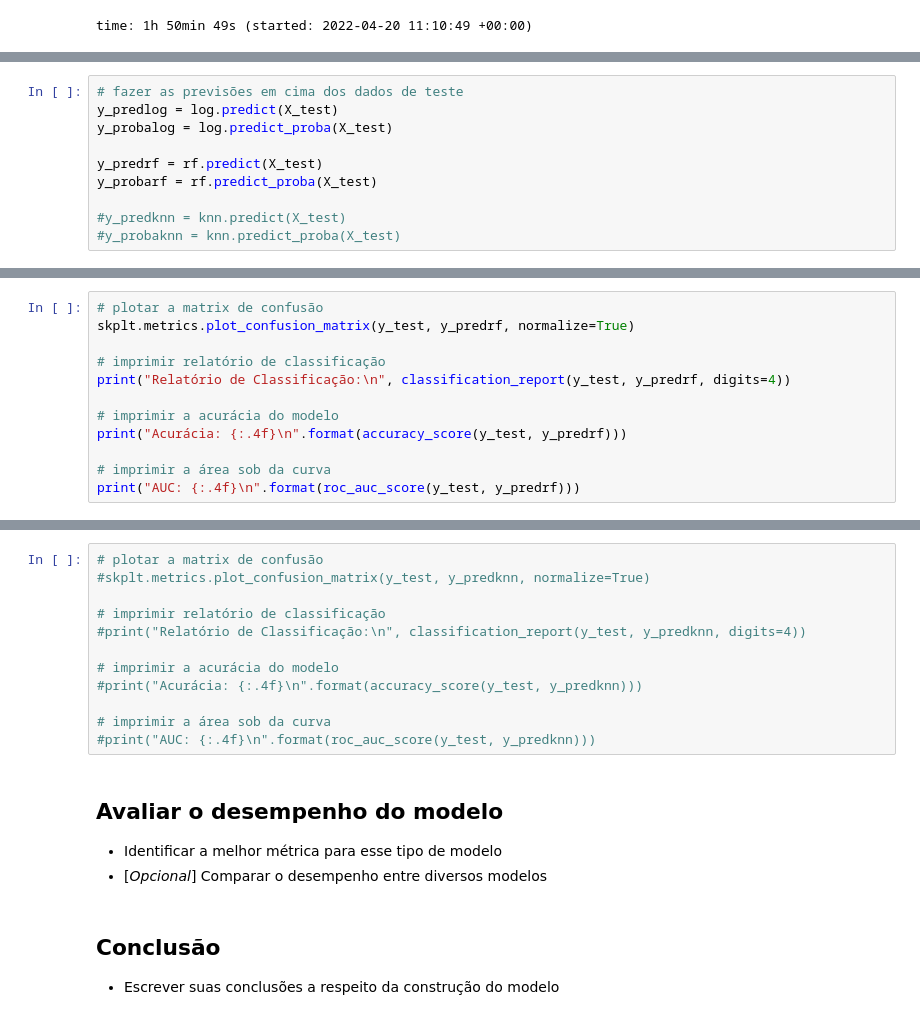
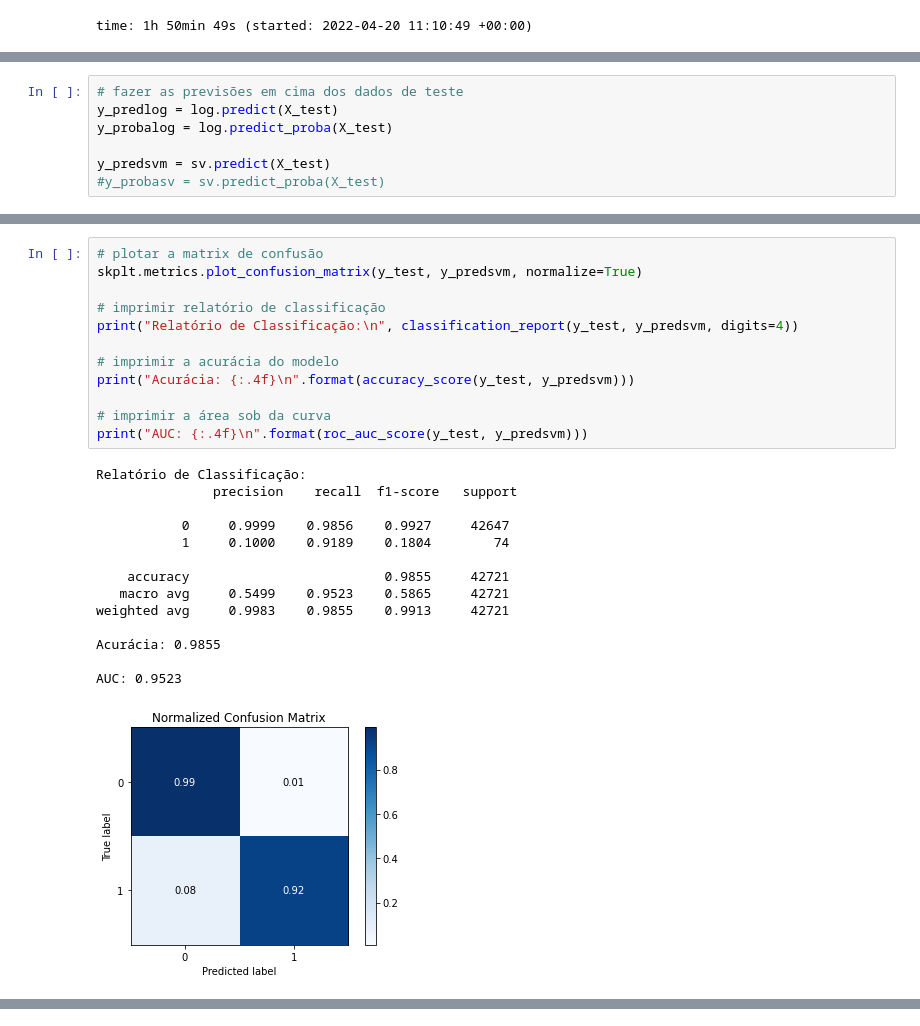
Before and after one commit to GuilhermeCarv/Fraude-Cartao-de-Credito, a Jupyter notebook: Detecção_de_Fraude_em_Cartões_de_Crédito.ipynb, the cells around one changed output, grey strips where cells are left out. Cells and saved outputs as stored; diff of their text form.

```diff
--- a/Detecção_de_Fraude_em_Cartões_de_Crédito.ipynb
+++ b/Detecção_de_Fraude_em_Cartões_de_Crédito.ipynb
@@ -544,8 +541,5 @@ y_test = df_teste_clean['Class']
 y_predlog = log.predict(X_test)
 y_probalog = log.predict_proba(X_test)
 
-y_predrf = rf.predict(X_test)
-y_probarf = rf.predict_proba(X_test)
-
-#y_predknn = knn.predict(X_test)
-#y_probaknn = knn.predict_proba(X_test)
+y_predsvm = sv.predict(X_test)
+#y_probasv = sv.predict_proba(X_test)
@@ -564,12 +578,27 @@ print("AUC: {:.4f}\n".format(roc_auc_score(y_test, y_predlog)))
 # %%
 # plotar a matrix de confusão
-skplt.metrics.plot_confusion_matrix(y_test, y_predrf, normalize=True)
+skplt.metrics.plot_confusion_matrix(y_test, y_predsvm, normalize=True)
 
 # imprimir relatório de classificação
-print("Relatório de Classificação:\n", classification_report(y_test, y_predrf, digits=4))
+print("Relatório de Classificação:\n", classification_report(y_test, y_predsvm, digits=4))
 
 # imprimir a acurácia do modelo
-print("Acurácia: {:.4f}\n".format(accuracy_score(y_test, y_predrf)))
+print("Acurácia: {:.4f}\n".format(accuracy_score(y_test, y_predsvm)))
 
 # imprimir a área sob da curva
-print("AUC: {:.4f}\n".format(roc_auc_score(y_test, y_predrf)))
+print("AUC: {:.4f}\n".format(roc_auc_score(y_test, y_predsvm)))
+# %% [output]
+Relatório de Classificação:
+               precision    recall  f1-score   support
+
+           0     0.9999    0.9856    0.9927     42647
+           1     0.1000    0.9189    0.1804        74
+
+    accuracy                         0.9855     42721
+   macro avg     0.5499    0.9523    0.5865     42721
+weighted avg     0.9983    0.9855    0.9913     42721
+
+Acurácia: 0.9855
+
+AUC: 0.9523
+[figure, added]
@@ -576,21 +605,0 @@ print("AUC: {:.4f}\n".format(roc_auc_score(y_test, y_predrf)))
-# %%
-# plotar a matrix de confusão
-#skplt.metrics.plot_confusion_matrix(y_test, y_predknn, normalize=True)
-
-# imprimir relatório de classificação
-#print("Relatório de Classificação:\n", classification_report(y_test, y_predknn, digits=4))
-
-# imprimir a acurácia do modelo
-#print("Acurácia: {:.4f}\n".format(accuracy_score(y_test, y_predknn)))
-
-# imprimir a área sob da curva
-#print("AUC: {:.4f}\n".format(roc_auc_score(y_test, y_predknn)))
-# %% [markdown]
-## Avaliar o desempenho do modelo
-
-* Identificar a melhor métrica para esse tipo de modelo
-* [*Opcional*] Comparar o desempenho entre diversos modelos
-# %% [markdown]
-## Conclusão
-
-* Escrever suas conclusões a respeito da construção do modelo
```
Also changed, not shown: parts of 56 cells of this notebook.
